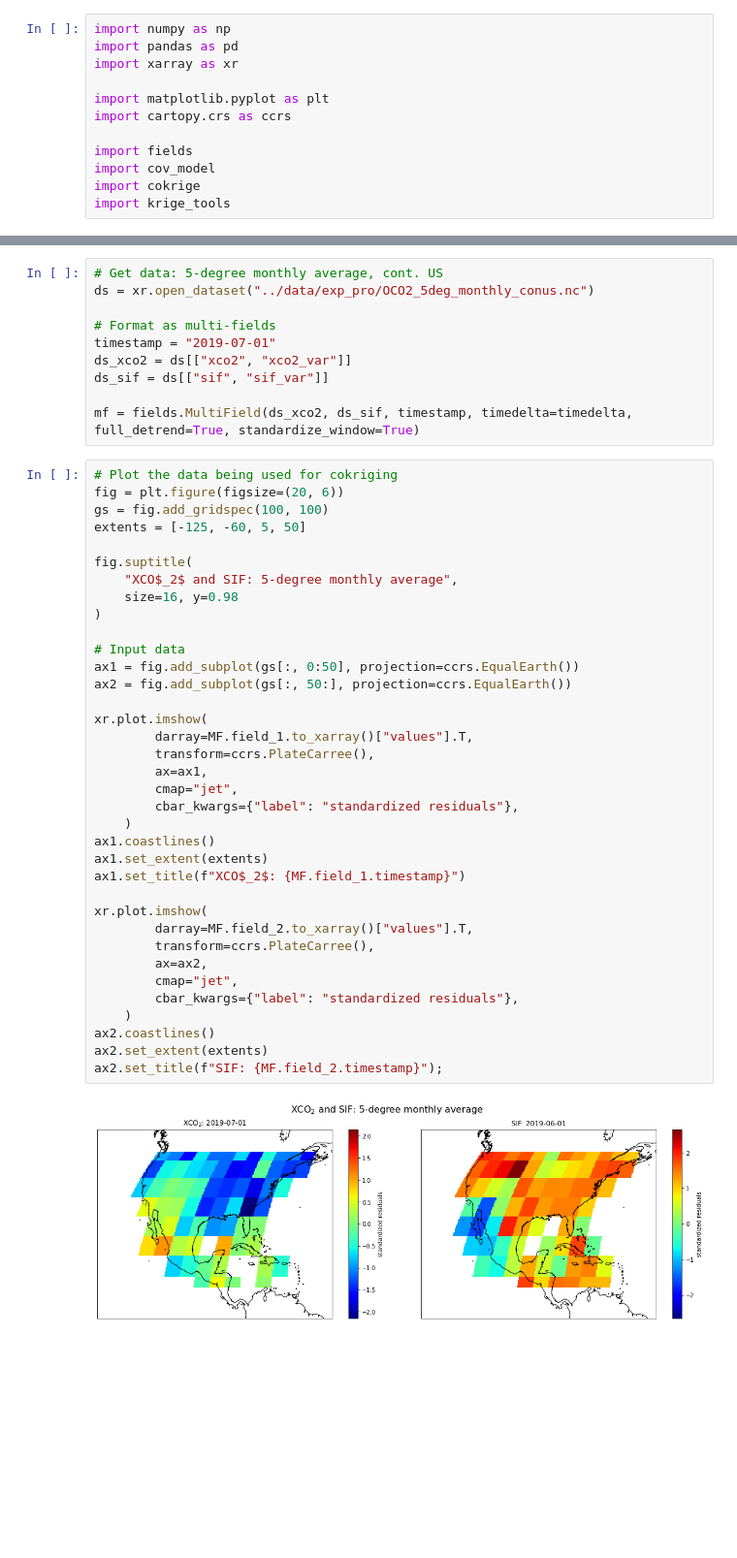
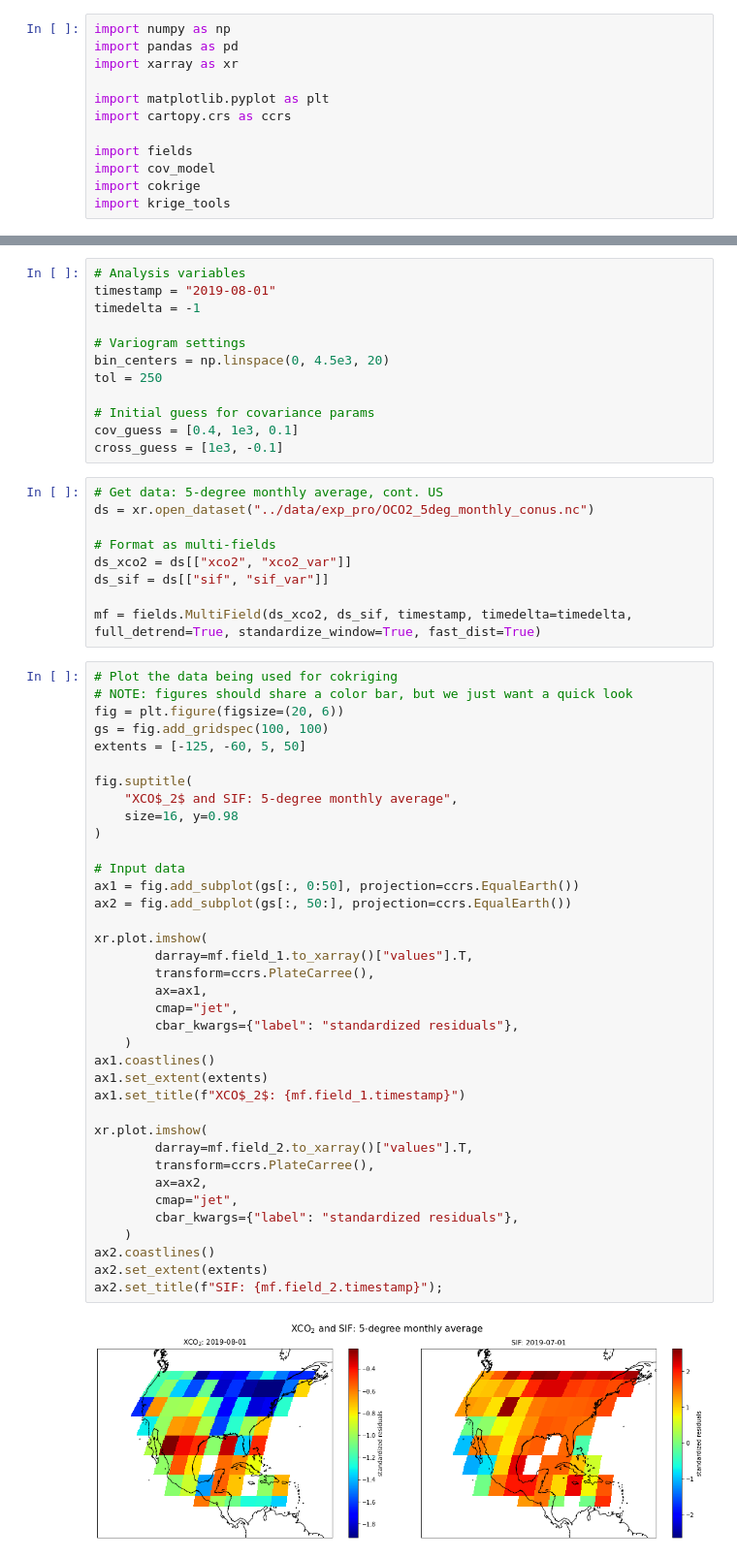
Before and after one commit to 91Mrwu/sif-xco2-cokriging, a Jupyter notebook: research/cokriging_conus.ipynb, the cells around one changed output, grey strips where cells are left out. Shown at 97% size. Saved outputs shown, nothing was run; the diff lists cells and outputs as text; blank space fills up the shorter version.

```diff
--- a/research/cokriging_conus.ipynb
+++ b/research/cokriging_conus.ipynb
@@ -25,48 +21,60 @@ timedelta = -1
+# %%
+# Analysis variables
+timestamp = "2019-08-01"
+timedelta = -1
+
+# Variogram settings
+bin_centers = np.linspace(0, 4.5e3, 20)
+tol = 250
+
+# Initial guess for covariance params
+cov_guess = [0.4, 1e3, 0.1]
+cross_guess = [1e3, -0.1]
 # %%
 # Get data: 5-degree monthly average, cont. US
 ds = xr.open_dataset("../data/exp_pro/OCO2_5deg_monthly_conus.nc")
 
 # Format as multi-fields
-timestamp = "2019-07-01"
 ds_xco2 = ds[["xco2", "xco2_var"]]
 ds_sif = ds[["sif", "sif_var"]]
 
-mf = fields.MultiField(ds_xco2, ds_sif, timestamp, timedelta=timedelta, full_detrend=True, standardize_window=True)
+mf = fields.MultiField(ds_xco2, ds_sif, timestamp, timedelta=timedelta, full_detrend=True, standardize_window=True, fast_dist=True)
 # %%
 # Plot the data being used for cokriging
+# NOTE: figures should share a color bar, but we just want a quick look
 fig = plt.figure(figsize=(20, 6))
 gs = fig.add_gridspec(100, 100)
 extents = [-125, -60, 5, 50]
 
 fig.suptitle(
     "XCO$_2$ and SIF: 5-degree monthly average",
     size=16, y=0.98
 )
 
 # Input data
 ax1 = fig.add_subplot(gs[:, 0:50], projection=ccrs.EqualEarth())
 ax2 = fig.add_subplot(gs[:, 50:], projection=ccrs.EqualEarth())
 
 xr.plot.imshow(
-        darray=MF.field_1.to_xarray()["values"].T,
+        darray=mf.field_1.to_xarray()["values"].T,
         transform=ccrs.PlateCarree(),
         ax=ax1,
         cmap="jet",
         cbar_kwargs={"label": "standardized residuals"},
     )
 ax1.coastlines()
 ax1.set_extent(extents)
-ax1.set_title(f"XCO$_2$: {MF.field_1.timestamp}")
+ax1.set_title(f"XCO$_2$: {mf.field_1.timestamp}")
 
 xr.plot.imshow(
-        darray=MF.field_2.to_xarray()["values"].T,
+        darray=mf.field_2.to_xarray()["values"].T,
         transform=ccrs.PlateCarree(),
         ax=ax2,
         cmap="jet",
         cbar_kwargs={"label": "standardized residuals"},
     )
 ax2.coastlines()
 ax2.set_extent(extents)
-ax2.set_title(f"SIF: {MF.field_2.timestamp}");
+ax2.set_title(f"SIF: {mf.field_2.timestamp}");
 # %% [output]
-[figure, old version]
+[figure, new version]
```
Also changed, not shown: parts of 3 cells of this notebook, 5 other files.
